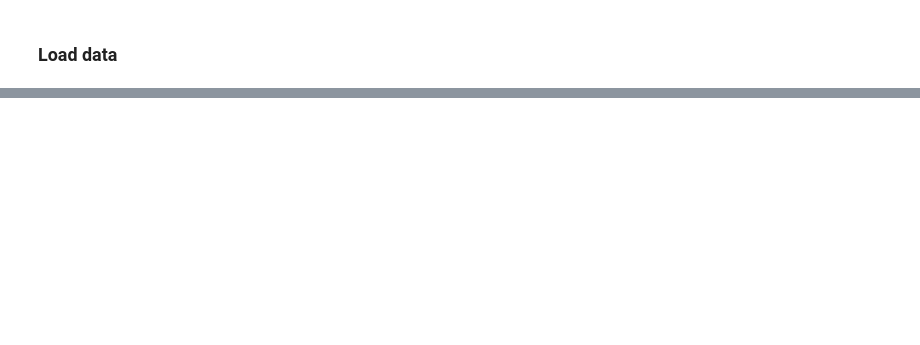
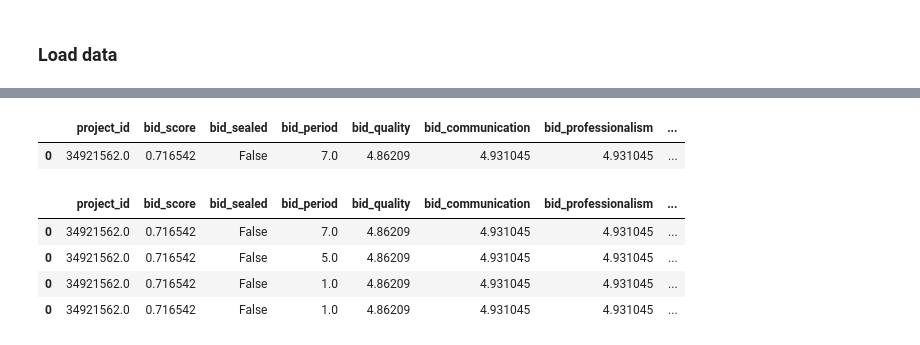
Before and after one commit to hanzo-hasashi-x/proposals-analyze, a Jupyter notebook: bids_generation.ipynb, the cells around one changed output, grey strips where cells are left out. Saved outputs shown, nothing was run; the diff lists cells and outputs as text; code cells hidden in the pictures; blank space fills up the shorter version.

Commit message:
v2.0 - added advanced classification with analyze of text data, added generation of bids, written README.md

```diff
--- a/bids_generation.ipynb
+++ b/bids_generation.ipynb
@@ -168,0 +249,23 @@ bid_text
+# %%
+def predict_bids_probs(bids):
+    return model.predict(bids, verbose=0).reshape(-1)
+# %%
+def prepare_data(project):
+
+    df = utils.prepare_df(project)
+
+    x_2 = preprocess.transform(df).astype('float32')
+    bids = ( project['project_description'].values, project['bid_description'].values, x_2)
+
+    return bids
+# %%
+def predict_generated_bids_probs(best_bid, bids_texts):
+    bids = [generate_bid(best_bid.copy(), bid_text) for bid_text in bids_texts]
+
+    x_2 = preprocess.transform(pd.concat(bids)).astype('float32')
+    bids = ( np.repeat(best_bid['project_description'], len(bids)),
+             np.array(bids_texts), x_2)
+
+    pred = predict_bids_probs(bids)
+
+    return pred, bids
@@ -168,0 +347,18 @@ bid_text
+# %%
+best_bid = project.iloc[index].copy()
+a = best_bid.to_dict()
+# %%
+utils.prepare_df(pd.DataFrame(columns=list(a.keys()), data=[list(a.values())]))
+# %% [output]
+|  | project_id | bid_score | bid_sealed | bid_period | bid_quality | bid_communication | bid_professionalism | ... |
+| 0 | 34921562.0 | 0.716542 | False | 7.0 | 4.86209 | 4.931045 | 4.931045 | ... |
+# %%
+bids = [generate_bid(best_bid.copy(), bid_text) for bid_text in bids_texts]
+
+pd.concat(bids)
+# %% [output]
+|  | project_id | bid_score | bid_sealed | bid_period | bid_quality | bid_communication | bid_professionalism | ... |
+| 0 | 34921562.0 | 0.716542 | False | 7.0 | 4.86209 | 4.931045 | 4.931045 | ... |
+| 0 | 34921562.0 | 0.716542 | False | 5.0 | 4.86209 | 4.931045 | 4.931045 | ... |
+| 0 | 34921562.0 | 0.716542 | False | 1.0 | 4.86209 | 4.931045 | 4.931045 | ... |
+| 0 | 34921562.0 | 0.716542 | False | 1.0 | 4.86209 | 4.931045 | 4.931045 | ... |
```
Also changed, not shown: parts of 58 cells of this notebook, 12 other files.
